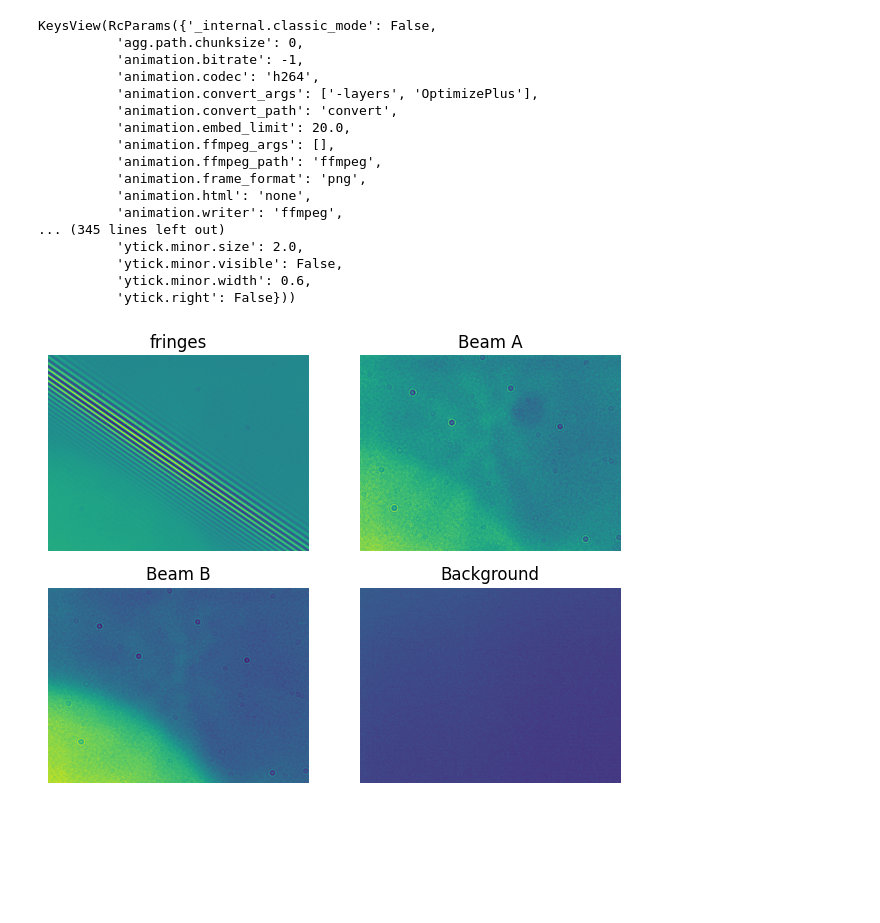
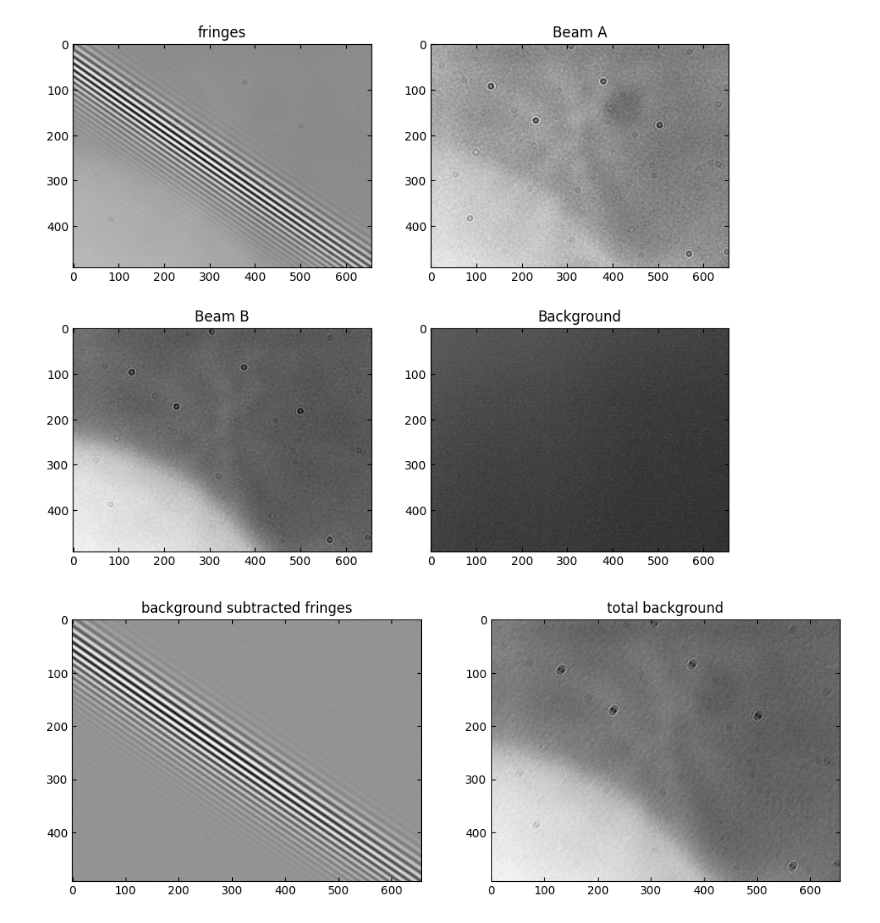
Before and after one commit to Jammi-Dodgers/THz-interferometry, a Jupyter notebook: FTIR_step_by_step.ipynb, the cells around one changed output. Cells and saved outputs as stored; diff of their text form; code cells hidden in the pictures; blank space fills up the shorter version.

```diff
--- a/FTIR_step_by_step.ipynb
+++ b/FTIR_step_by_step.ipynb
@@ -4,49 +1,35 @@ import matplotlib.pyplot as plt
+# %%
+import FTIR_functions as FTIR
+import matplotlib.pyplot as plt
+import numpy as np
+from scipy.constants import c as C
+
+plt.rcParams.update({"image.cmap": 'Greys_r', 'xtick.direction': 'in', 'ytick.direction': 'in', 'xtick.top': True, 'ytick.right': True,})
 # %%
 ############# STEP 0 : OPEN IMAGE FILE ##################
 
 source = "ir" # Source nickname as it appears in the file name. "blue" "green" "red" "FBH800" "ir" "FBH1600" "big"
 run = 6
 file_type = ".tif"
+ref = 0 # Referance image. This image will be processed into the spectrum
 
 fringes, beamA, beamB, background = FTIR.import_standard_photo(source, run, file_type)
-# %%
-plt.rcParams.keys()
-# %% [output]
-KeysView(RcParams({'_internal.classic_mode': False,
-          'agg.path.chunksize': 0,
-          'animation.bitrate': -1,
-          'animation.codec': 'h264',
-          'animation.convert_args': ['-layers', 'OptimizePlus'],
-          'animation.convert_path': 'convert',
-          'animation.embed_limit': 20.0,
-          'animation.ffmpeg_args': [],
-          'animation.ffmpeg_path': 'ffmpeg',
-          'animation.frame_format': 'png',
-          'animation.html': 'none',
-          'animation.writer': 'ffmpeg',
-... (345 lines left out)
-          'ytick.minor.size': 2.0,
-          'ytick.minor.visible': False,
-          'ytick.minor.width': 0.6,
-          'ytick.right': False}))
 # %%
-fig, axs = plt.subplots(2, 2)
+fig, axs = plt.subplots(2, 2, figsize= (10,8))
 axs = axs.flatten()
-[ax.set_axis_off() for ax in axs]
 
-axs[0].imshow(fringes[:,:,0])
+im = axs[0].imshow(fringes[:,:,ref])
 axs[0].set(title= "fringes")
 
 axs[1].imshow(beamA)
 axs[1].set(title= "Beam A")
 
 axs[2].imshow(beamB)
 axs[2].set(title= "Beam B")
 
 axs[3].imshow(background)
 axs[3].set(title= "Background")
 
-plt.tight_layout()
 plt.show()
 # %% [output]
-[figure, old version]
+[figure, new version]
@@ -54,0 +38,12 @@ camera = "xeva" # camera nickname. "manta" "xeva" "purple" "pyro"
+# %%
+fig, axs = plt.subplots(1, 2, figsize= (12,6))
+
+im = axs[0].imshow(fringes_subtracted[:,:,ref])
+axs[0].set(title= "background subtracted fringes")
+
+im = axs[1].imshow(no_fringes[:,:,ref])
+axs[1].set(title= "total background")
+
+plt.show()
+# %% [output]
+[figure, added]
```
Also changed, not shown: parts of 6 cells of this notebook, 3 other files.
